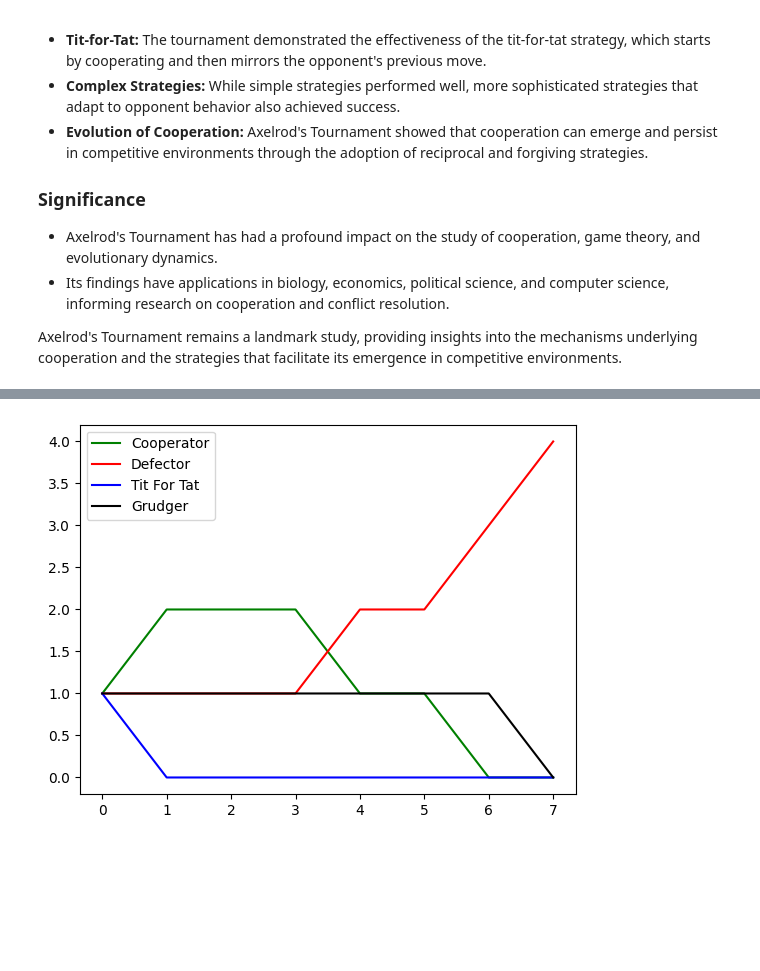
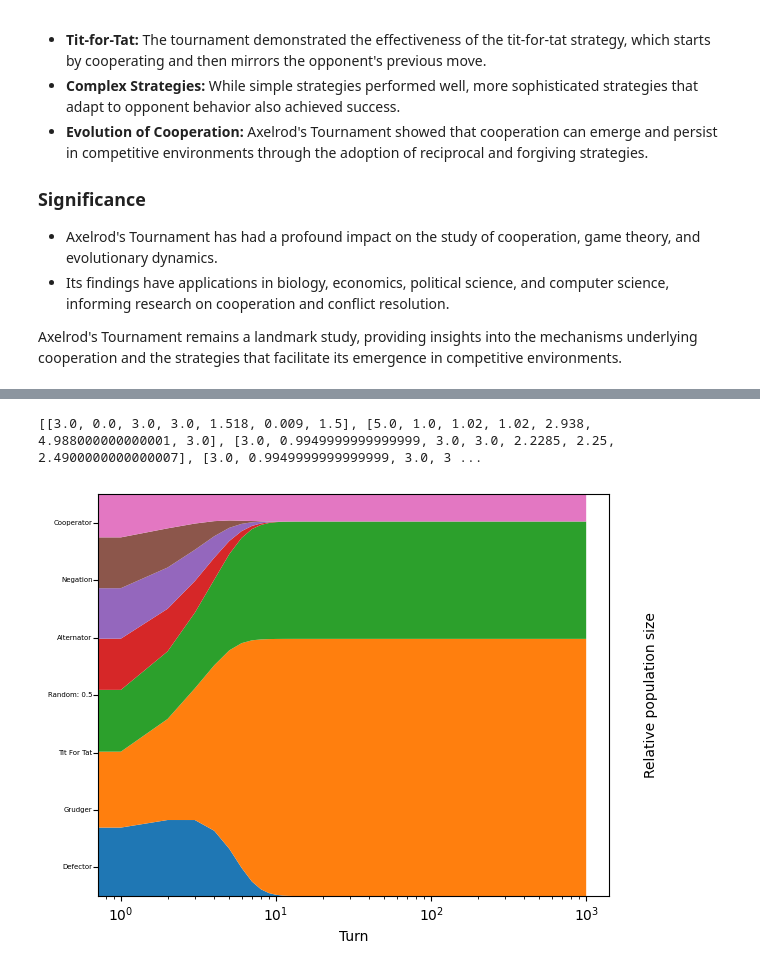
Before and after one commit to AnshulJawale/Evolutionary-Game-Theory, a Jupyter notebook: iterated_prisoners_dilemma.ipynb, the cells around one changed output, grey strips where cells are left out. Saved outputs shown, nothing was run; the diff lists cells and outputs as text; code cells hidden in the pictures; blank space fills up the shorter version.

```diff
--- a/iterated_prisoners_dilemma.ipynb
+++ b/iterated_prisoners_dilemma.ipynb
@@ -38,10 +30,16 @@ players = [
+# %%
+players = [
+    axl.Cooperator(),                   # Always Cooperates
+    axl.Defector(),                     # Always Defects
+    axl.TitForTat(),                    # Cooperates on the first move, then mirros the opponent's last move
+    axl.Grudger(),                      # Cooperates until the opponent defects, then always defects
+    axl.Random(),                       # Randomly chooses to cooperate or defect
+    axl.Negation(),                     # Always does the opposite of the opponent
+    axl.Alternator(),                   # Alternates between cooperating and defecting
+]
 # %%
 # Instantiate a Tournament object
 tournament = axl.Tournament(players)
-
-# Play the tournament
 results = tournament.play()
-plot = axl.Plot(results)
-plot.pdplot().show()
-p = plot.boxplot()
-p.show()
+eco = axl.Ecosystem(results)
+eco.reproduce(1000)
@@ -51,17 +46,7 @@ p.show()
-# %%
-mp = axl.MoranProcess(players)
-results = mp.play()
-p1, p2, p3, p4 = [], [], [], []
-for i in results:
-    p1.append(i['Cooperator'])
-    p2.append(i['Defector'])
-    p3.append(i['Tit For Tat'])
-    p4.append(i['Grudger'])
-plt.plot(np.arange(len(results)), p1, color='green', label='Cooperator')
-plt.plot(np.arange(len(results)), p2, color='red', label='Defector')
-plt.plot(np.arange(len(results)), p3, color='blue', label='Tit For Tat')
-plt.plot(np.arange(len(results)), p4, color='black', label='Grudger')
-plt.legend()
-plt.show()
-# %% [output]
-[figure, removed]
+# %%
+plot = axl.Plot(results)
+stackplot = plot.stackplot(eco)
+stackplot.show()
+# %% [output]
+[[3.0, 0.0, 3.0, 3.0, 1.518, 0.009, 1.5], [5.0, 1.0, 1.02, 1.02, 2.938, 4.988000000000001, 3.0], [3.0, 0.9949999999999999, 3.0, 3.0, 2.2285, 2.25, 2.4900000000000007], [3.0, 0.9949999999999999, 3.0, 3 ...
+[figure, added]
```
Also changed, not shown: parts of 4 cells of this notebook.
